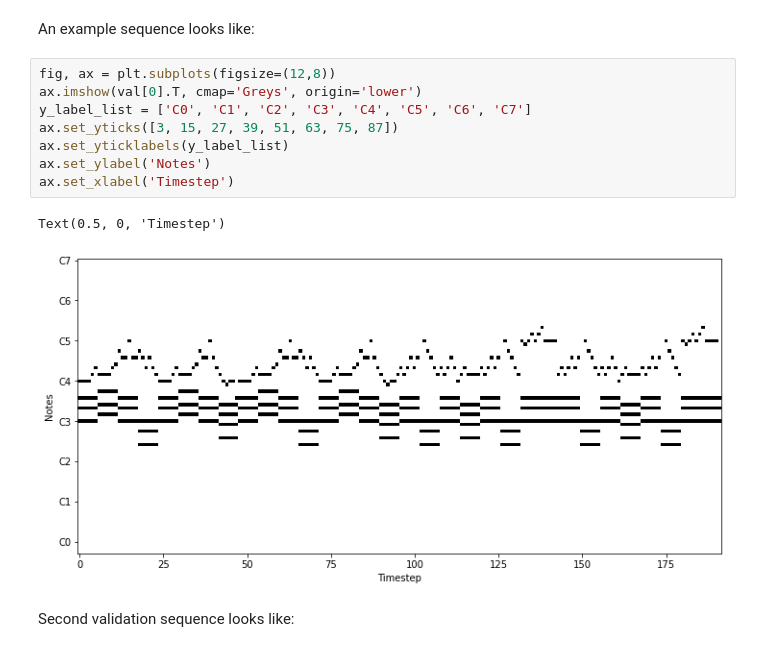
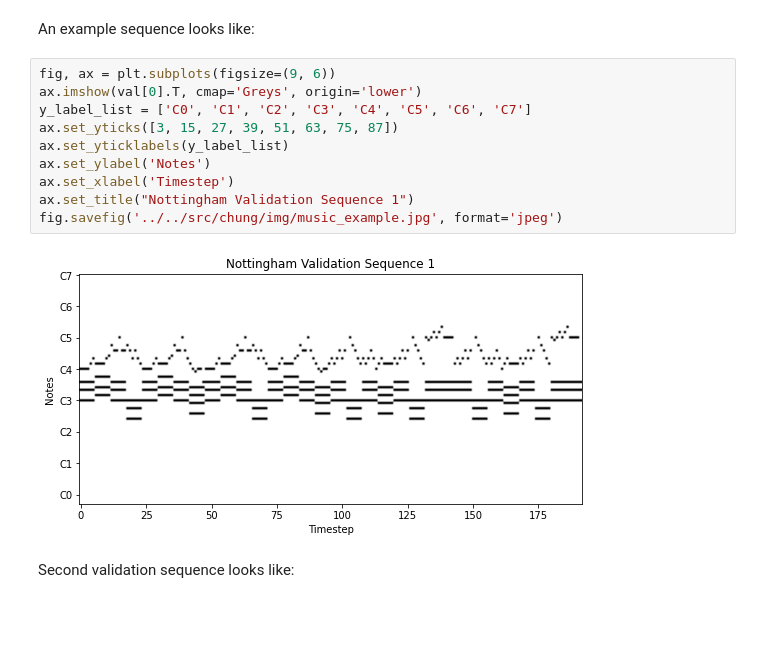
Before and after one commit to 395t/coding-assignment-week-6-seq-1, a Jupyter notebook: notebooks/chung/music_data_check.ipynb, the cells around one changed output. Cells and saved outputs as stored; diff of their text form; blank space fills up the shorter version.

```diff
--- a/notebooks/chung/music_data_check.ipynb
+++ b/notebooks/chung/music_data_check.ipynb
@@ -44,16 +44,17 @@ tensor([0., 0., 0., 0., 0., 0., 0., 0., 0., 0., 0., 0., 0., 0., 0., 0., 0., 0.,
 # %% [markdown]
 An example sequence looks like:
 # %%
-fig, ax = plt.subplots(figsize=(12,8))
+fig, ax = plt.subplots(figsize=(9, 6))
 ax.imshow(val[0].T, cmap='Greys', origin='lower')
 y_label_list = ['C0', 'C1', 'C2', 'C3', 'C4', 'C5', 'C6', 'C7']
 ax.set_yticks([3, 15, 27, 39, 51, 63, 75, 87])
 ax.set_yticklabels(y_label_list)
 ax.set_ylabel('Notes')
 ax.set_xlabel('Timestep')
+ax.set_title("Nottingham Validation Sequence 1")
+fig.savefig('../../src/chung/img/music_example.jpg', format='jpeg')
 # %% [output]
-Text(0.5, 0, 'Timestep')
-[figure, old version]
+[figure, new version]
 # %% [markdown]
 Second validation sequence looks like:
 # %%
```
Also changed, not shown: 4 other files.
